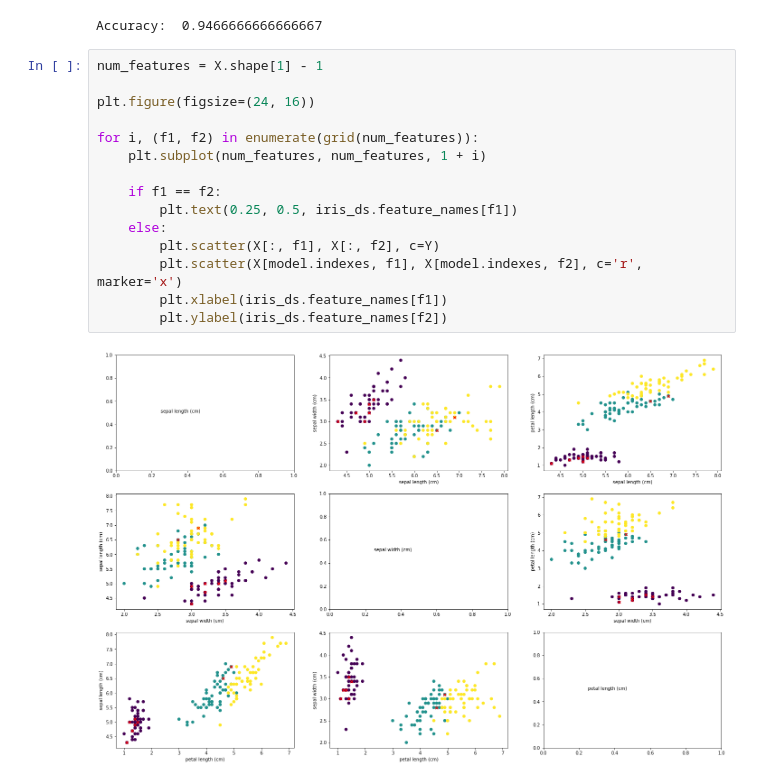
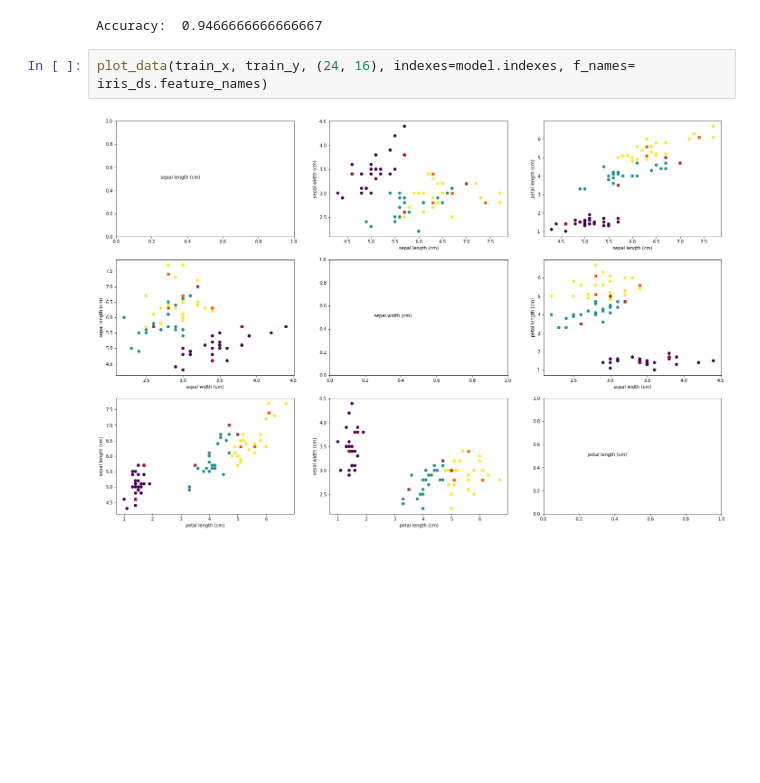
Before and after one commit to goglom/ML, a Jupyter notebook: Problem_2/Problem_2.ipynb, the cells around one changed output. Saved outputs shown, nothing was run; the diff lists cells and outputs as text; blank space fills up the shorter version.

```diff
--- a/Problem_2/Problem_2.ipynb
+++ b/Problem_2/Problem_2.ipynb
@@ -33,20 +33,7 @@ pred = model.predict(test_x)
 print("Accuracy: ", metrics.accuracy_score(test_y, pred))
 # %% [output]
 Accuracy:  0.9466666666666667
-# %%
-num_features = X.shape[1] - 1
-
-plt.figure(figsize=(24, 16))
-
-for i, (f1, f2) in enumerate(grid(num_features)):
-    plt.subplot(num_features, num_features, 1 + i)
-
-    if f1 == f2:
-        plt.text(0.25, 0.5, iris_ds.feature_names[f1])
-    else:
-        plt.scatter(X[:, f1], X[:, f2], c=Y)
-        plt.scatter(X[model.indexes, f1], X[model.indexes, f2], c='r', marker='x')
-        plt.xlabel(iris_ds.feature_names[f1])
-        plt.ylabel(iris_ds.feature_names[f2])
-# %% [output]
-[figure, removed]
+# %%
+plot_data(train_x, train_y, (24, 16), indexes=model.indexes, f_names= iris_ds.feature_names)
+# %% [output]
+[figure, added]
```
Also changed, not shown: parts of 1 cell of this notebook, 1 other file.
